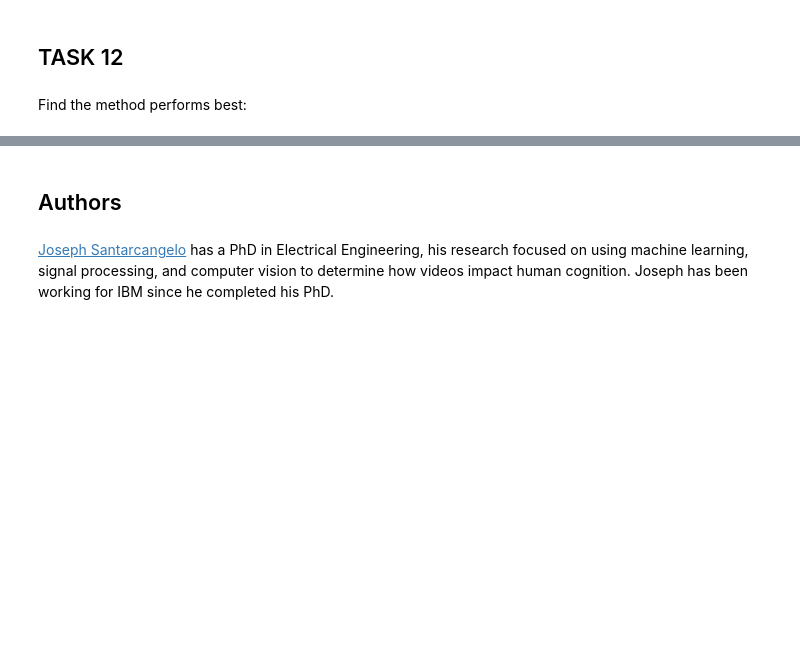
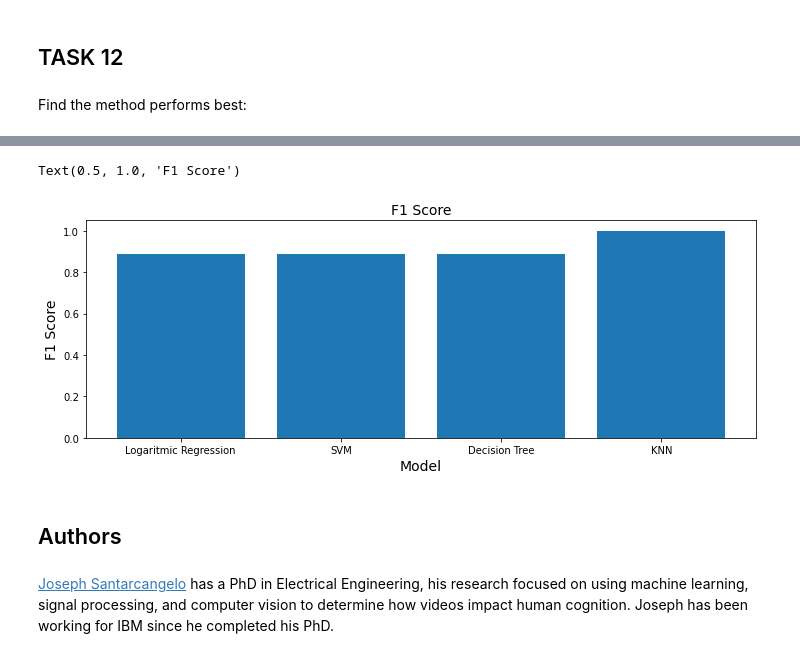
Before and after one commit to Nathaldien/IBM-Data-Science, a Jupyter notebook: Machine Learning Prediction.ipynb, the cells around one changed output, grey strips where cells are left out. Cells and saved outputs as stored; diff of their text form; code cells hidden in the pictures; blank space fills up the shorter version.

```diff
--- a/Machine Learning Prediction.ipynb
+++ b/Machine Learning Prediction.ipynb
@@ -341,4 +341,15 @@ Decision Tree F1 Score: 0.8
 KNN F1 Score: 1.0
+# %%
+barchart=[f1_score(Y_test,logreg_pre),f1_score(Y_test,svm_pre),f1_score(Y_test,tree_pre),f1_score(Y_test,knn_pre)]
+difmodel=['Logaritmic Regression','SVM','Decision Tree','KNN']
+plt.figure(figsize=(12,4))
+plt.bar(difmodel,barchart)
+plt.ylabel('F1 Score',fontsize=14)
+plt.xlabel('Model',fontsize=14)
+plt.title('F1 Score',fontsize=14)
+# %% [output]
+Text(0.5, 1.0, 'F1 Score')
+[figure, added]
 # %% [markdown]
 ## Authors
 # %% [markdown]
```
Also changed, not shown: parts of 8 cells of this notebook.
